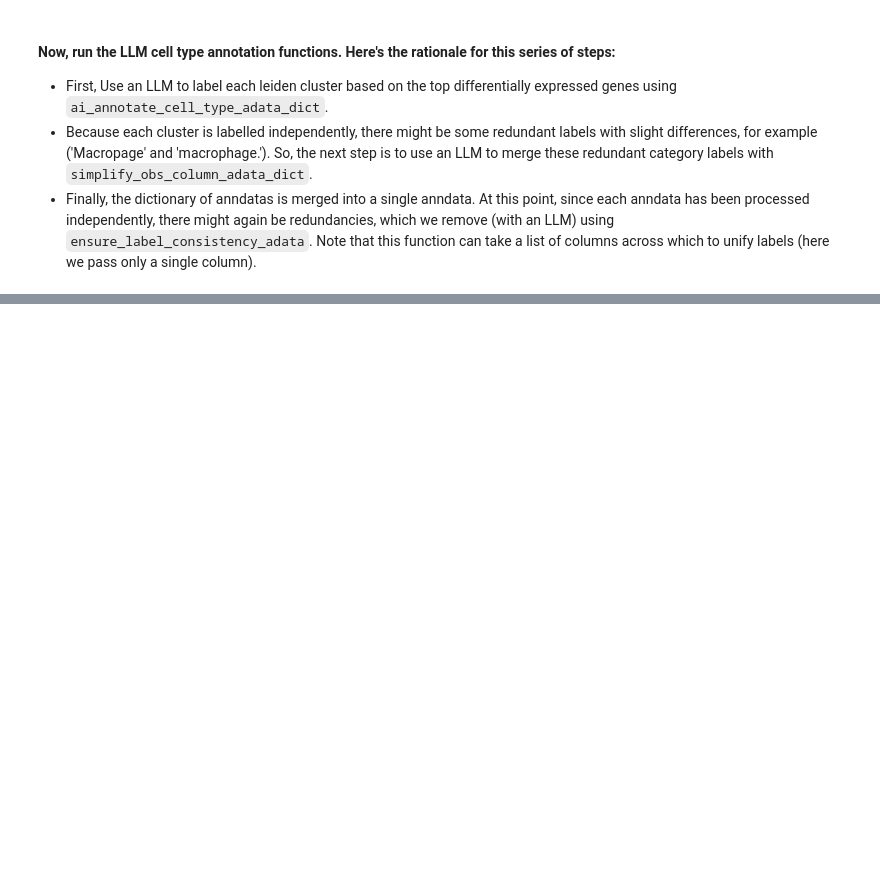
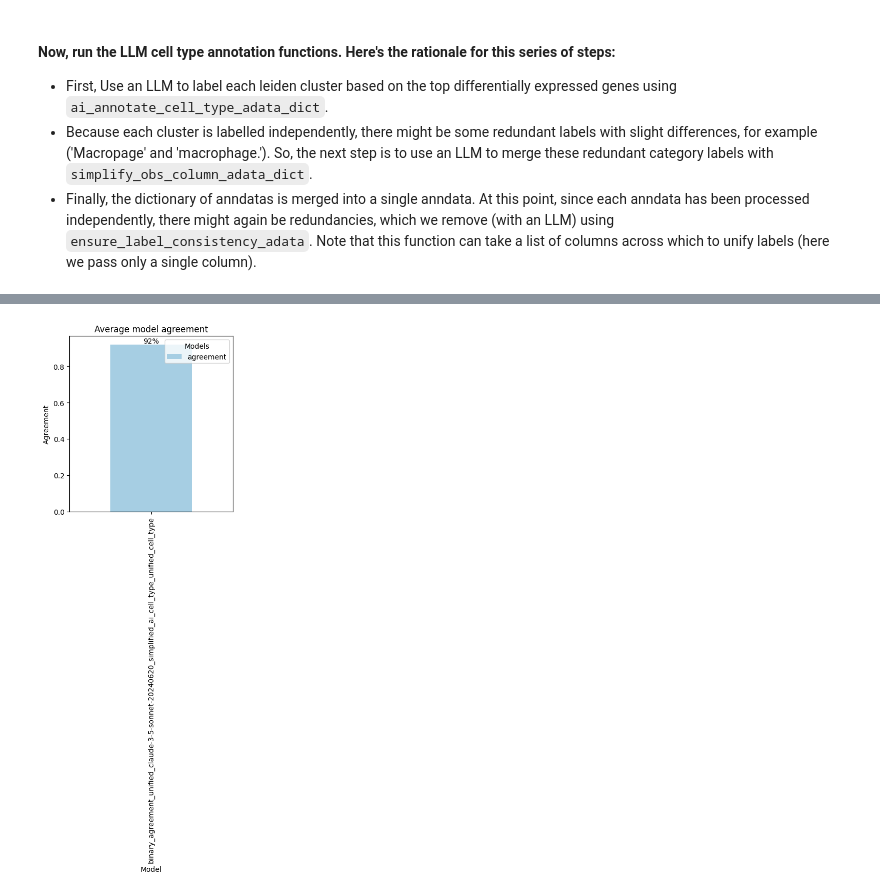
Before and after one commit to ggit12/anndictionary, a Jupyter notebook: tutorial_notebooks/cell_type_annotation_with_an_LLM.ipynb, the cells around one changed output, grey strips where cells are left out. Cells and saved outputs as stored; diff of their text form; code cells hidden in the pictures; blank space fills up the shorter version.

```diff
--- a/tutorial_notebooks/cell_type_annotation_with_an_LLM.ipynb
+++ b/tutorial_notebooks/cell_type_annotation_with_an_LLM.ipynb
@@ -183,3 +287,5 @@ adata = adt.concatenate_adata_dict(adata_dict)
 # %%
 #unify the labels from the different adata in the adata_dict (i.e. use an LLM to merge categories like 'Macrophage' and 'macrophages.')
-label_map_with_manual = adt.ensure_label_consistency_adata(adata, ai_label_column, simplification_level='unified', new_col_prefix='unified')
+#this allows calculation of kappa
+manual_cell_type_col = 'cell_type'
+label_map_with_manual = adt.ensure_label_consistency_adata(adata, [ai_label_column, manual_cell_type_col], simplification_level='unified', new_col_prefix='unified')
@@ -185,0 +363,36 @@ label_map_with_manual = adt.ensure_label_consistency_adata(adata, ai_label_colum
+# %%
+#get the agreement columns
+binary_agreement_cols = adt.get_adata_columns(adata, col_contains = ['binary_agreement'])
+categorical_agreement_cols = adt.get_adata_columns(adata, col_contains = ['categorical_agreement'])
+# %%
+#change scale of categorical label agreement cols from 0 to 1 (raw has values 0, 1, and 2)
+adata.obs[categorical_agreement_cols] = adata.obs[categorical_agreement_cols]/2
+# %%
+#plot the agreement at the binary level
+agreement_plot_overall_binary = adt.plot_model_agreement(adata, group_by=manual_cell_type_col, sub_group_by='tissue', model_cols=binary_agreement_cols, granularity=0)
+
+#clean plot up for display
+import matplotlib.pyplot as plt
+def set_xticks_rotation_and_resize(fig_ax_tuple):
+    fig, ax = fig_ax_tuple
+    fig.set_size_inches((4, 11))
+    fig.tight_layout()  # Adjust layout to fit the new size
+
+    # Rotate x-axis tick labels
+    for label in ax.get_xticklabels():
+        label.set_rotation(90)
+
+    # Check if legend exists and update labels if necessary
+    legend = ax.get_legend()
+    if legend:
+        # Define label mapping
+        label_mapping = {'0.0': 'No', '0.5': 'Partial', '1.0': 'Perfect'}
+
+        # Iterate over legend texts and update if in mapping
+        for text in legend.get_texts():
+            original_label = text.get_text()
+            new_label = label_mapping.get(original_label, original_label)
+            text.set_text(new_label)
+set_xticks_rotation_and_resize(agreement_plot_overall_binary)
+# %% [output]
+[figure, added]
```
Also changed, not shown: parts of 27 cells of this notebook, 7 other files.
